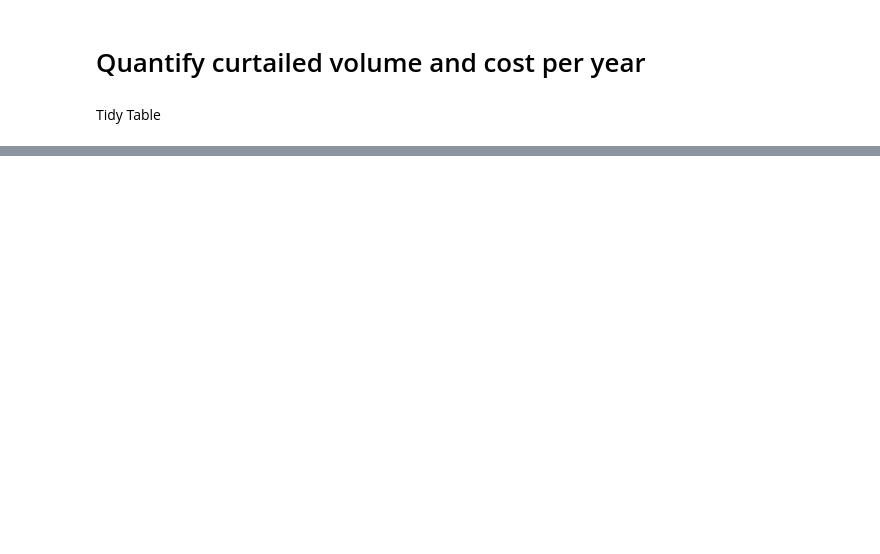
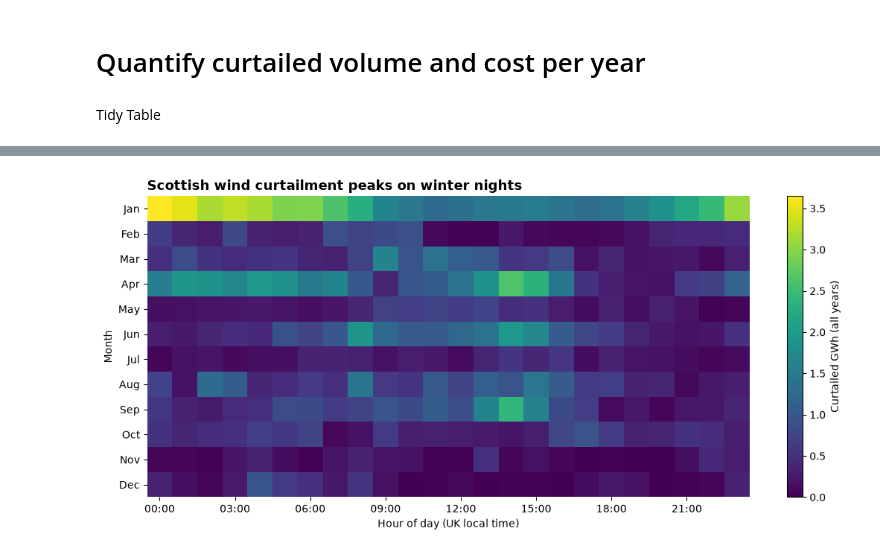
Before and after one commit to ConnorLava42/scottish-wind-curtailment, a Jupyter notebook: notebooks/analysis.ipynb, the cells around one changed output, grey strips where cells are left out. Drawn from its saved outputs; the diff is of its cells as text; code cells hidden in the pictures; blank space fills up the shorter version.

```diff
--- a/notebooks/analysis.ipynb
+++ b/notebooks/analysis.ipynb
@@ -22,0 +113,20 @@ FileNotFoundError: ../data/processed/scottish_wind_curtailment.parquet
+# %%
+df["month_num"] = df["start_local"].dt.month
+df["hour"] = df["start_local"].dt.hour
+heat = (df.pivot_table(index="month_num", columns="hour",
+                       values="curtailed_mwh", aggfunc="sum")
+          .reindex(index=range(1, 13), columns=range(24), fill_value=0) / 1_000)
+
+fig, ax = plt.subplots(figsize=(11, 5))
+im = ax.imshow(heat, aspect="auto", cmap="viridis")
+ax.set_xticks(range(0, 24, 3), [f"{h:02d}:00" for h in range(0, 24, 3)])
+ax.set_yticks(range(12), ["Jan", "Feb", "Mar", "Apr", "May", "Jun",
+                          "Jul", "Aug", "Sep", "Oct", "Nov", "Dec"])
+ax.set_xlabel("Hour of day (UK local time)")
+ax.set_ylabel("Month")
+ax.spines[:].set_visible(False)
+fig.colorbar(im, ax=ax, label="Curtailed GWh (all years)")
+ax.set_title("Scottish wind curtailment peaks on winter nights")
+save(fig, "03_heatmap_month_hour.png")
+# %% [output]
+[figure, added]
```
Also changed, not shown: parts of 9 cells of this notebook, 5 other files.
